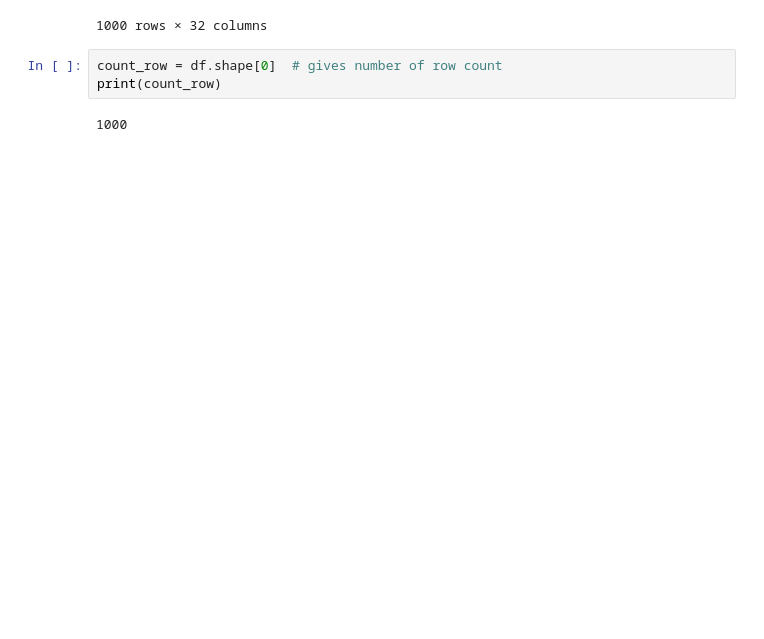
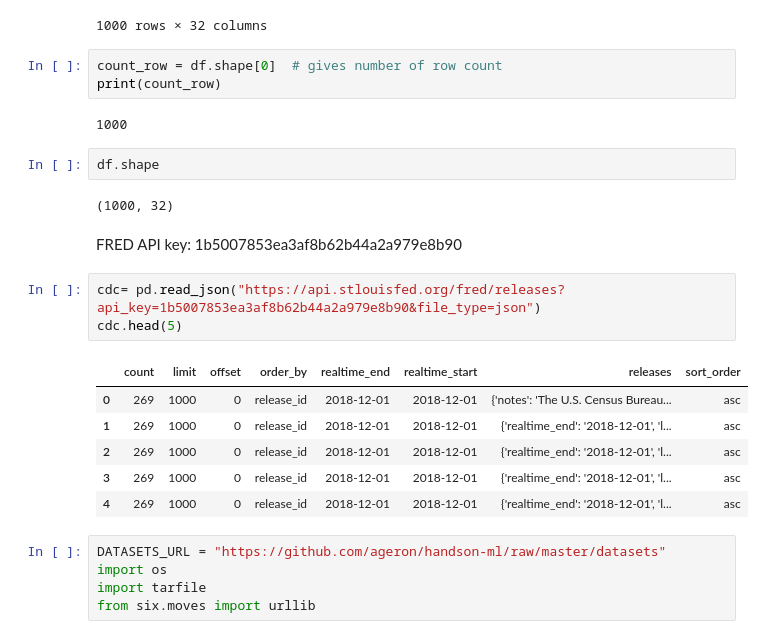
Before and after one commit to gdrey/gdrey.github.io, a Jupyter notebook: posts/gis1.ipynb, the cells around one changed output. Cells and saved outputs as stored; diff of their text form; blank space fills up the shorter version.

```diff
--- a/posts/gis1.ipynb
+++ b/posts/gis1.ipynb
@@ -30,3 +33,24 @@ count_row = df.shape[0]  # gives number of row count
 print(count_row)
 # %% [output]
 1000
+# %%
+df.shape
+# %% [output]
+(1000, 32)
+# %% [markdown]
+FRED API key: 1b5007853ea3af8b62b44a2a979e8b90
+# %%
+cdc= pd.read_json("https://api.stlouisfed.org/fred/releases?api_key=1b5007853ea3af8b62b44a2a979e8b90&file_type=json")
+cdc.head(5)
+# %% [output]
+|  | count | limit | offset | order_by | realtime_end | realtime_start | releases | sort_order |
+| 0 | 269 | 1000 | 0 | release_id | 2018-12-01 | 2018-12-01 | {'notes': 'The U.S. Census Bureau... | asc |
+| 1 | 269 | 1000 | 0 | release_id | 2018-12-01 | 2018-12-01 | {'realtime_end': '2018-12-01', 'l... | asc |
+| 2 | 269 | 1000 | 0 | release_id | 2018-12-01 | 2018-12-01 | {'realtime_end': '2018-12-01', 'l... | asc |
+| 3 | 269 | 1000 | 0 | release_id | 2018-12-01 | 2018-12-01 | {'realtime_end': '2018-12-01', 'l... | asc |
+| 4 | 269 | 1000 | 0 | release_id | 2018-12-01 | 2018-12-01 | {'realtime_end': '2018-12-01', 'l... | asc |
+# %%
+DATASETS_URL = "https://github.com/ageron/handson-ml/raw/master/datasets"
+import os
+import tarfile
+from six.moves import urllib
```
Also changed, not shown: parts of 1 cell of this notebook, 12 other files.
